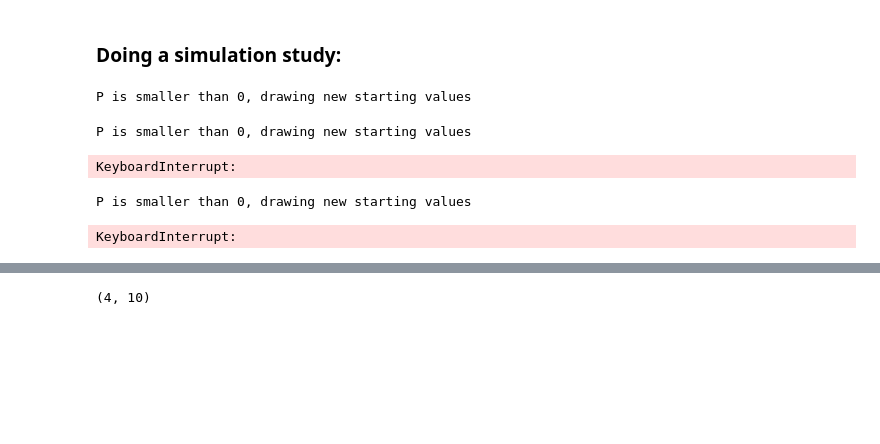
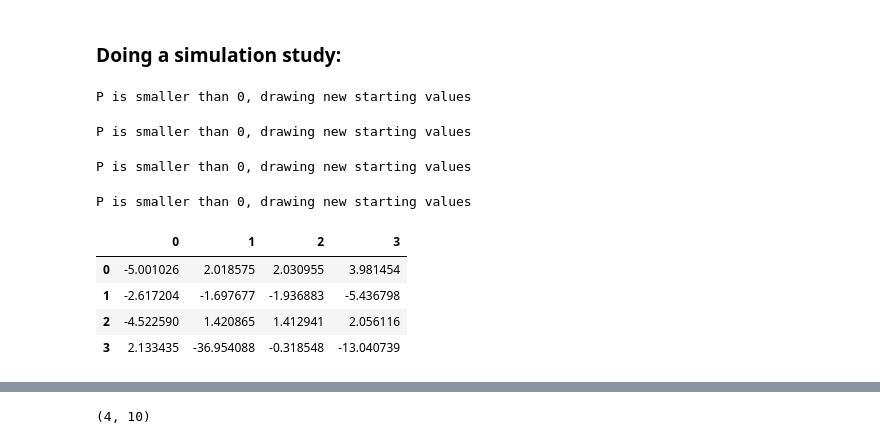
Before and after one commit to Mo1l/Demand-estimation, a Jupyter notebook: DemandEstimation.ipynb, the cells around one changed output, grey strips where cells are left out. Saved outputs shown, nothing was run; the diff lists cells and outputs as text; code cells hidden in the pictures; blank space fills up the shorter version.

```diff
--- a/DemandEstimation.ipynb
+++ b/DemandEstimation.ipynb
@@ -244,18 +249,18 @@ def sim_study(Q,cov, Type = "OLS"):
     return parameters
 # %%
 
-P=200
+P=2000
 cov = np.array([[1,0.8],[0.8,1]])
-with_corr=sim_study(P,cov, Type = "OLS")
+corr=sim_study(P,cov, Type = "OLS", Consts = False)
 corr_IV = sim_study(P, cov, Type = "IV")
 # %% [output]
 P is smaller than 0, drawing new starting values
 P is smaller than 0, drawing new starting values
-KeyboardInterrupt:
 # %%
 
 cov = np.array([[1,0.0],[0.0,1]])
-wo_corr = sim_study(P,cov, Type = "IV")
+wo_corr = sim_study(P,cov, Type = "OLS", Consts = False)
+wo_corr_IV = sim_study(P,cov, Type = "IV")
 # %% [output]
 P is smaller than 0, drawing new starting values
-KeyboardInterrupt:
+P is smaller than 0, drawing new starting values
@@ -262 +272,9 @@ KeyboardInterrupt:
+# %%
+pd.DataFrame([wo_corr_pd.mean(axis=0),wo_corr_pd_IV.mean(axis=0), corr_pd.mean(axis=0), corr_pd_IV.mean(axis=0)])
+# %% [output]
+|  | 0 | 1 | 2 | 3 |
+| 0 | -5.001026 | 2.018575 | 2.030955 | 3.981454 |
+| 1 | -2.617204 | -1.697677 | -1.936883 | -5.436798 |
+| 2 | -4.522590 | 1.420865 | 1.412941 | 2.056116 |
+| 3 | 2.133435 | -36.954088 | -0.318548 | -13.040739 |
 # %%
```
Also changed, not shown: parts of 13 cells of this notebook, 1 other file.
